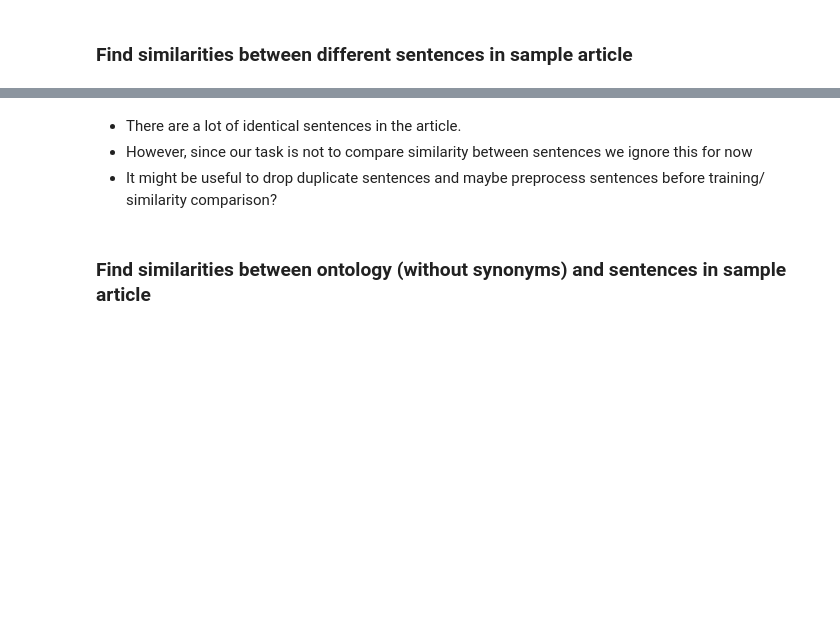
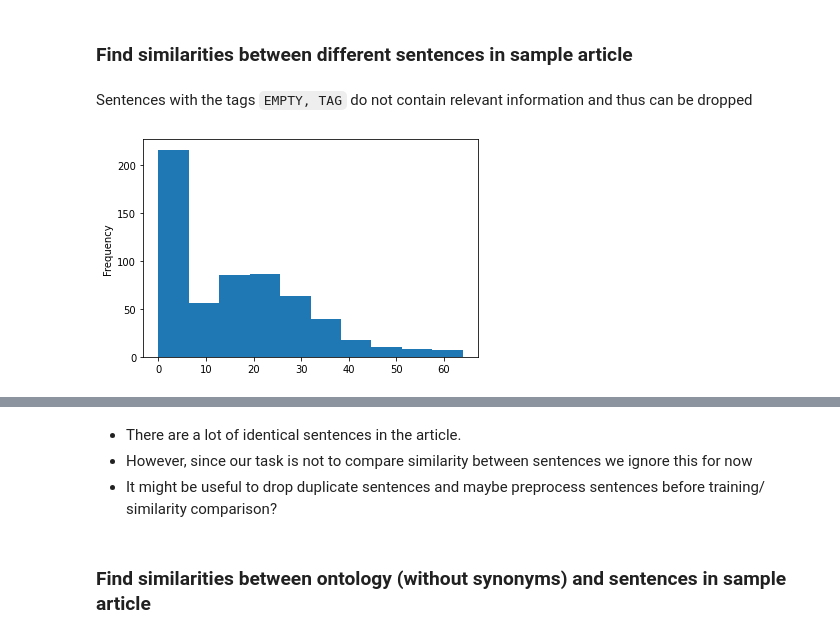
Before and after one commit to hoangminhanh/TWSM_Lab, a Jupyter notebook: Project/Notebooks/PH_EDA.ipynb, the cells around one changed output, grey strips where cells are left out. Drawn from its saved outputs; the diff is of its cells as text; code cells hidden in the pictures; blank space fills up the shorter version.

```diff
--- a/Project/Notebooks/PH_EDA.ipynb
+++ b/Project/Notebooks/PH_EDA.ipynb
@@ -374,3 +396,5 @@ find_top_similar(model, ["data science", "data engineer", "welding", "soldering"
 # %% [markdown]
 ### Find similarities between different sentences in sample article
+# %% [markdown]
+Sentences with the tags `EMPTY, TAG` do not contain relevant information and thus can be dropped
 # %%
@@ -378,4 +401,9 @@ find_top_similar(model, ["data science", "data engineer", "welding", "soldering"
 sample_article_df_clean = sample_article_df.loc[~sample_article_df.sentence_type.isin(["EMPTY", "TAG"])]
+# %%
+# Check distributiton of no. of words per sentence after removing empty sentences
+sample_article_df_clean.sentence.apply(lambda x: len(x.split())).plot(kind="hist");
+# %% [output]
+[figure, added]
 # %%
 all_sentences = sample_article_df_clean.sentence.tolist()
 # %%
```
Also changed, not shown: parts of 22 cells of this notebook.
